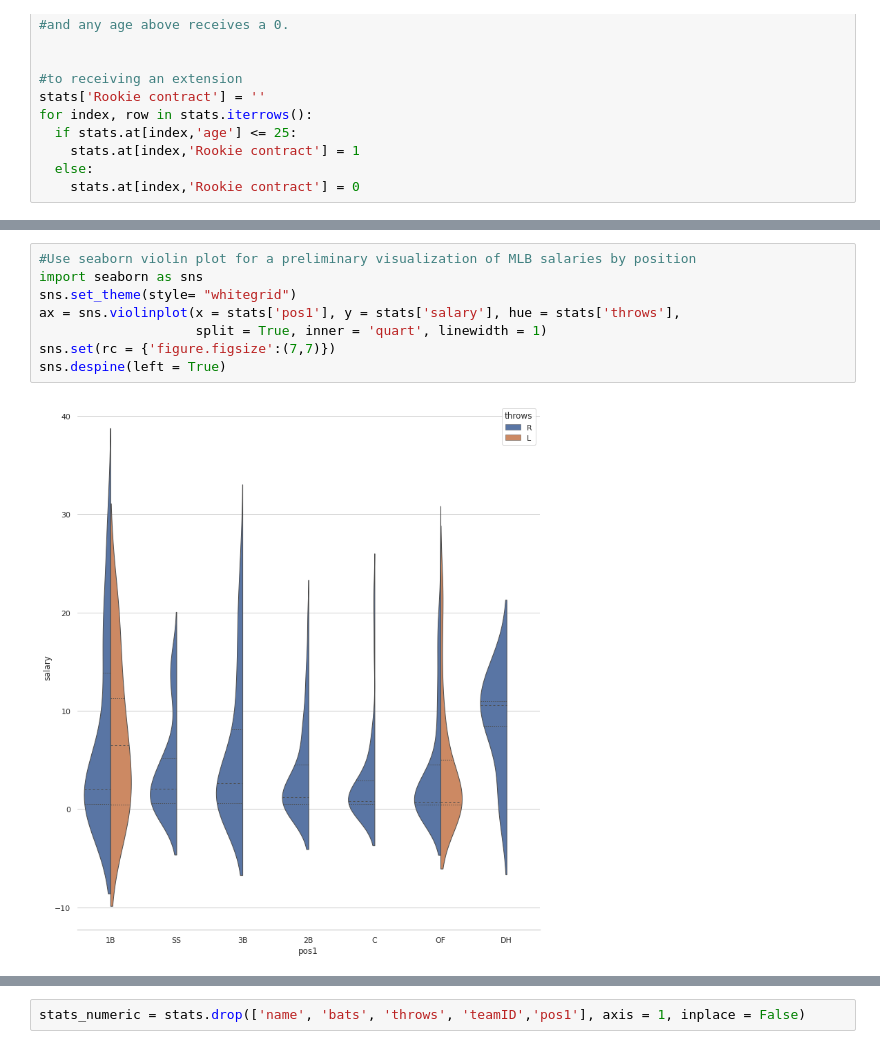
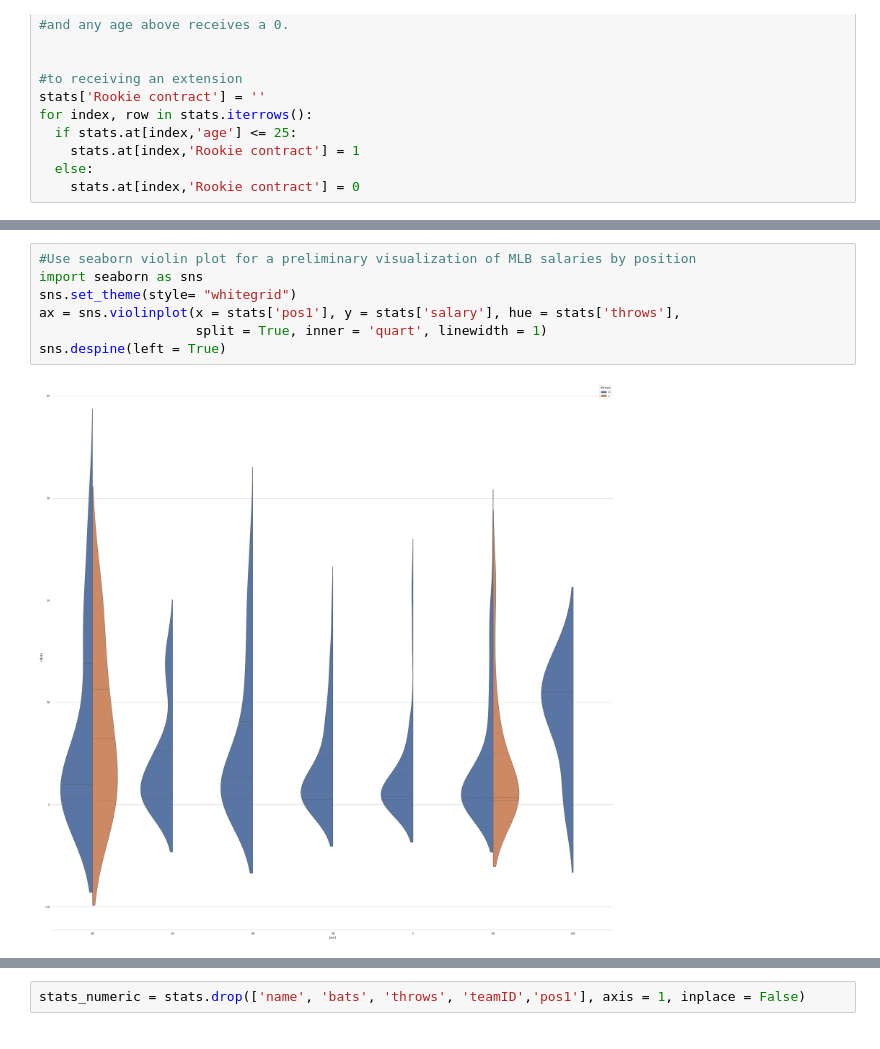
Before and after one commit to mnocerino23/MLB-Salary-Regressions, a Jupyter notebook: MLB_salaries_positionplayers_cleaned.ipynb, the cells around one changed output, grey strips where cells are left out. Saved outputs shown, nothing was run; the diff lists cells and outputs as text.

```diff
--- a/MLB_salaries_positionplayers_cleaned.ipynb
+++ b/MLB_salaries_positionplayers_cleaned.ipynb
@@ -390,13 +390,12 @@ plt.axvline(x=25)
 # %%
 #Use seaborn violin plot for a preliminary visualization of MLB salaries by position
 import seaborn as sns
 sns.set_theme(style= "whitegrid")
 ax = sns.violinplot(x = stats['pos1'], y = stats['salary'], hue = stats['throws'],
                     split = True, inner = 'quart', linewidth = 1)
-sns.set(rc = {'figure.figsize':(7,7)})
 sns.despine(left = True)
 # %% [output]
-[figure, old version]
+[figure, new version]
 # %%
 sns.set_theme(style= "whitegrid")
 ax = sns.violinplot(x = stats['pos1'], y = stats['salary'], hue = stats['bats'],
```
Also changed, not shown: parts of 10 cells of this notebook.
